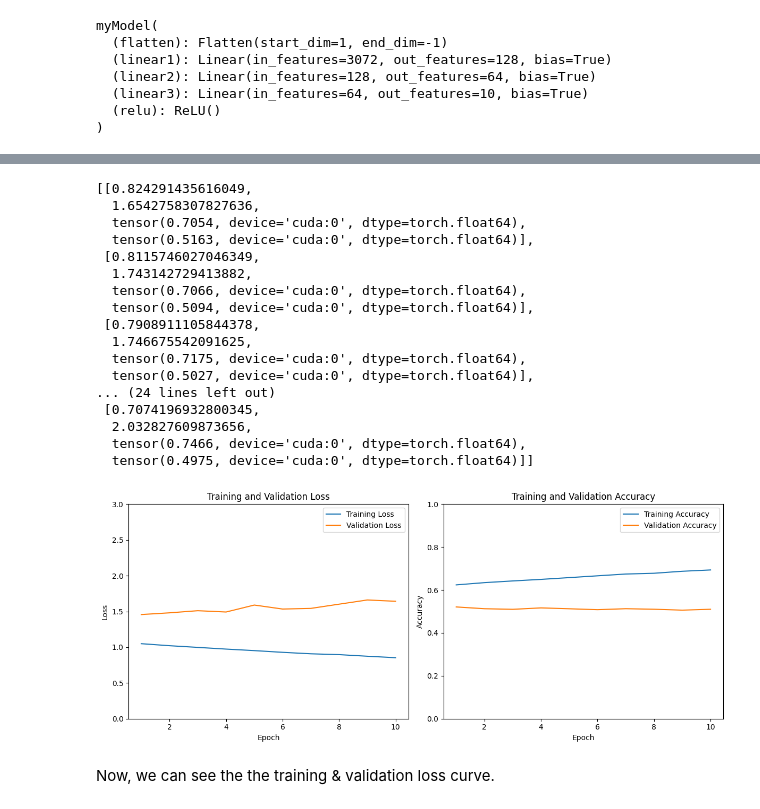
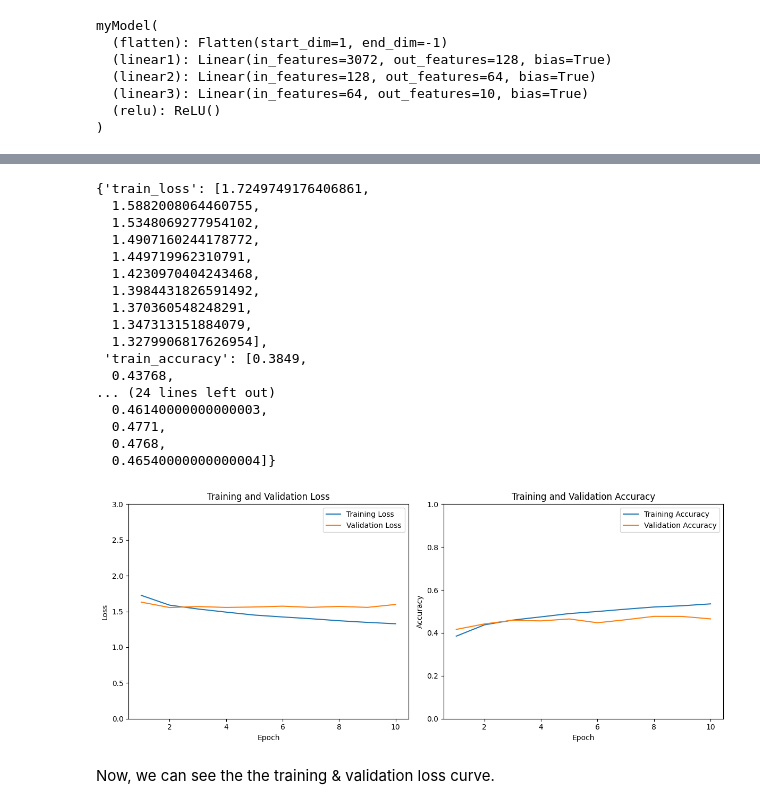
Before and after one commit to hasanzaki/DeepLearning, a Jupyter notebook: 06_Train_a_FFNN_new.ipynb, the cells around one changed output, grey strips where cells are left out. Drawn from its saved outputs; the diff is of its cells as text; code cells hidden in the pictures.

```diff
--- a/06_Train_a_FFNN_new.ipynb
+++ b/06_Train_a_FFNN_new.ipynb
@@ -77,10 +78,12 @@ def get_dataloader(batch_size=4, num_workers=0, root='./data'):
     return train_dataloader, test_dataloader
 
 # Get dataloaders
-train_dataloader, test_dataloader = get_dataloader(batch_size=4, num_workers=0)
+train_dataloader, test_dataloader = get_dataloader(batch_size=16, num_workers=0)
 
 # Define class names
 class_names = ('plane', 'car', 'bird', 'cat', 'deer', 'dog', 'frog', 'horse', 'ship', 'truck')
+
+batch_size = 16
 # %%
 # transform = transforms.Compose(
 #     [transforms.ToTensor(),
@@ -197,7 +200,7 @@ model = myModel()
 # %%
 # 2. LOSS AND OPTIMIZER
 loss_fn = nn.CrossEntropyLoss()
-optimizer = optim.SGD(model.parameters(), lr=0.1, momentum=0.9)
+optimizer = optim.SGD(model.parameters(), lr=0.01, momentum=0.9)
 
 # 3. move the model to GPU
 device = torch.device('cuda:0' if torch.cuda.is_available() else 'cpu')
@@ -303,61 +302,58 @@ Epoch 10/10: Train loss: 1.0873, Train accuracy: 0.6102, Val loss: 1.4352, Val a
 # %%
 history
 # %% [output]
-[[0.824291435616049,
-  1.6542758307827636,
-  tensor(0.7054, device='cuda:0', dtype=torch.float64),
-  tensor(0.5163, device='cuda:0', dtype=torch.float64)],
- [0.8115746027046349,
-  1.743142729413882,
-  tensor(0.7066, device='cuda:0', dtype=torch.float64),
-  tensor(0.5094, device='cuda:0', dtype=torch.float64)],
- [0.7908911105844378,
-  1.746675542091625,
-  tensor(0.7175, device='cuda:0', dtype=torch.float64),
-  tensor(0.5027, device='cuda:0', dtype=torch.float64)],
+{'train_loss': [1.7249749176406861,
+  1.5882008064460755,
+  1.5348069277954102,
+  1.4907160244178772,
+  1.449719962310791,
+  1.4230970404243468,
+  1.3984431826591492,
+  1.370360548248291,
+  1.347313151884079,
+  1.3279906817626954],
+ 'train_accuracy': [0.3849,
+  0.43768,
 ... (24 lines left out)
- [0.7074196932800345,
-  2.032827609873656,
-  tensor(0.7466, device='cuda:0', dtype=torch.float64),
-  tensor(0.4975, device='cuda:0', dtype=torch.float64)]]
+  0.46140000000000003,
+  0.4771,
+  0.4768,
+  0.46540000000000004]}
 # %%
-# Extracting the dictionary from the NumPy array
-history_dict = history.item()
-
 # Extracting data for plotting
-train_losses = history_dict['train_loss']
-train_accuracies = history_dict['train_accuracy']
-val_losses = history_dict['val_loss']
-val_accuracies = history_dict['val_accuracy']
+train_losses = history['train_loss']
+train_accuracies = history['train_accuracy']
+val_losses = history['val_loss']
+val_accuracies = history['val_accuracy']
 epochs = range(1, len(train_losses) + 1)
 
 # Plotting
 plt.figure(figsize=(12, 5))
 
 # Loss Plot
 plt.subplot(1, 2, 1)
 plt.plot(epochs, train_losses, label='Training Loss')
 plt.plot(epochs, val_losses, label='Validation Loss')
 plt.title('Training and Validation Loss')
-plt.ylim(0,3)
+plt.ylim(0, 3)
 plt.xlabel('Epoch')
 plt.ylabel('Loss')
 plt.legend()
 
 # Accuracy Plot
 plt.subplot(1, 2, 2)
 plt.plot(epochs, train_accuracies, label='Training Accuracy')
 plt.plot(epochs, val_accuracies, label='Validation Accuracy')
 plt.title('Training and Validation Accuracy')
-plt.ylim(0,1)
+plt.ylim(0, 1)
 plt.xlabel('Epoch')
 plt.ylabel('Accuracy')
 plt.legend()
 
 plt.tight_layout()
 plt.show()
 # %% [output]
-[figure, old version]
+[figure, new version]
 # %% [markdown]
 Now, we can see the the training & validation loss curve.
 # %%
```
Also changed, not shown: parts of 12 cells of this notebook.
